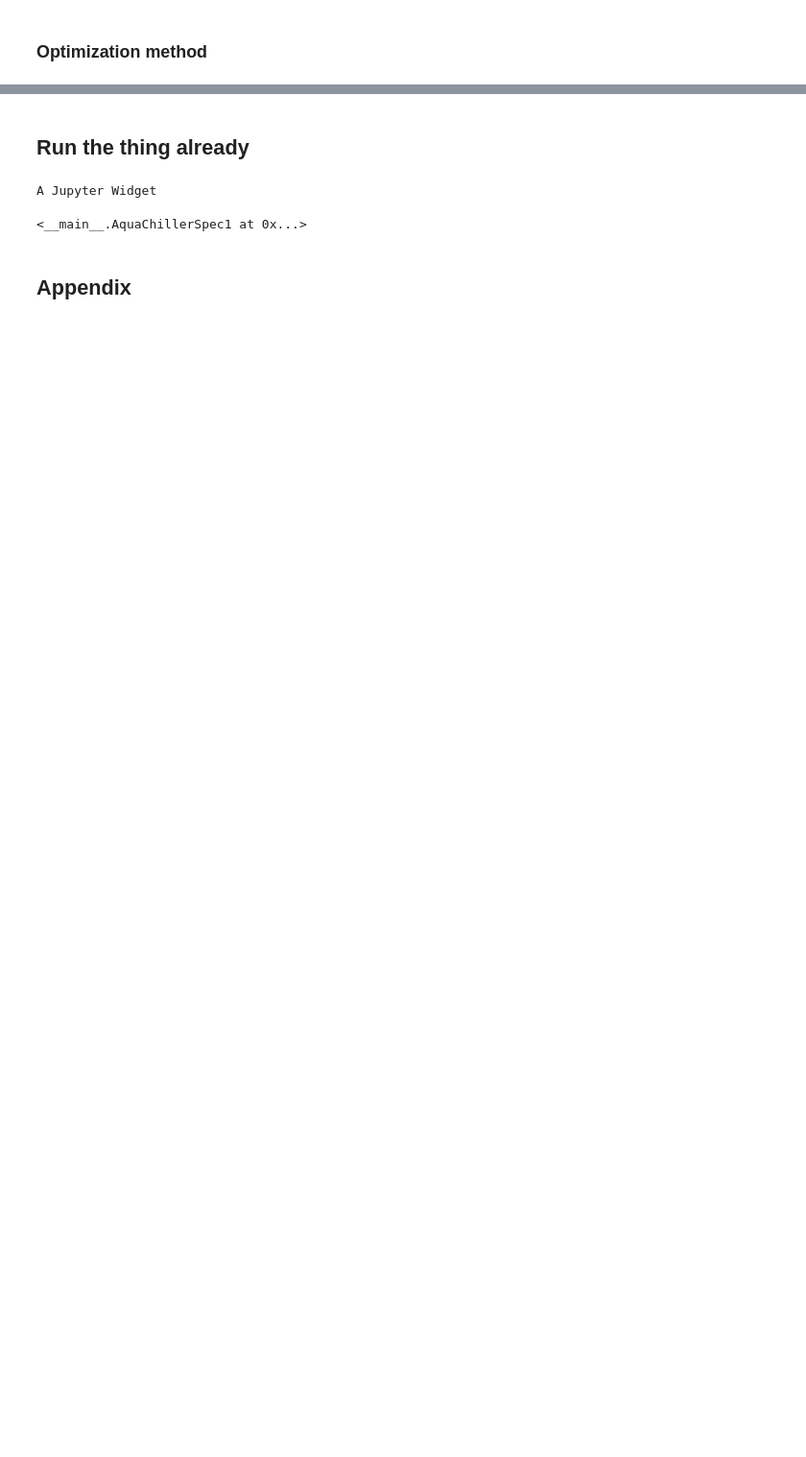
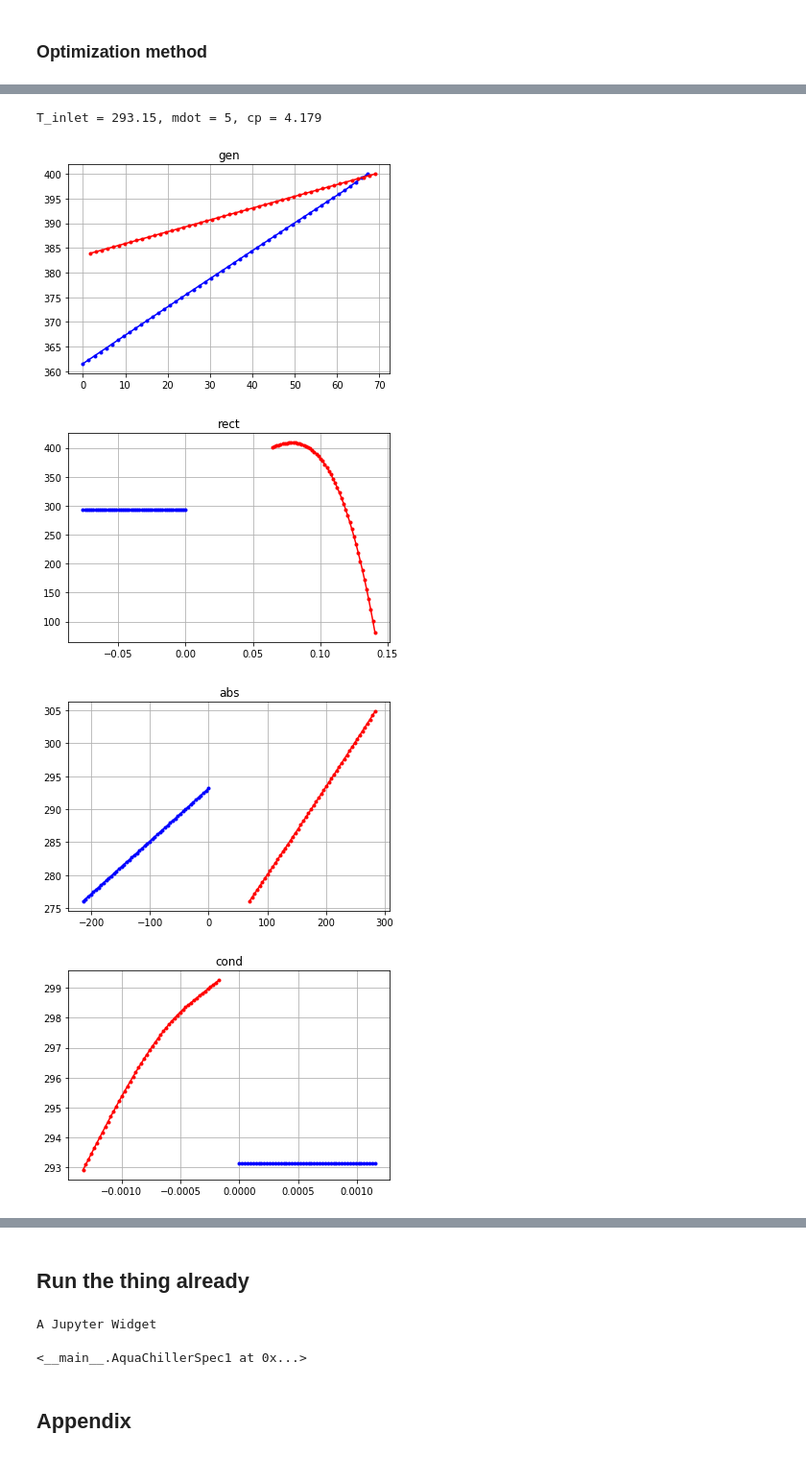
Before and after one commit to nfette/openACHP, a Jupyter notebook: src/System feasibility ammonia-aqua.ipynb, the cells around one changed output, grey strips where cells are left out. Shown at 96% size. Drawn from its saved outputs; the diff is of its cells as text; code cells hidden in the pictures; blank space fills up the shorter version.

```diff
--- a/src/System feasibility ammonia-aqua.ipynb
+++ b/src/System feasibility ammonia-aqua.ipynb
@@ -203,0 +405,13 @@ def opt_step_2(t_heat_reject, q_frac):
+# %%
+cond=sys.hxs['cond']
+cond.cold
+# %% [output]
+T_inlet = 293.15, mdot = 5, cp = 4.179
+# %%
+sys.display()
+plt.show()
+# %% [output]
+[figure, added]
+[figure, added]
+[figure, added]
+[figure, added]
```
Also changed, not shown: parts of 19 cells of this notebook, 3 other files.
